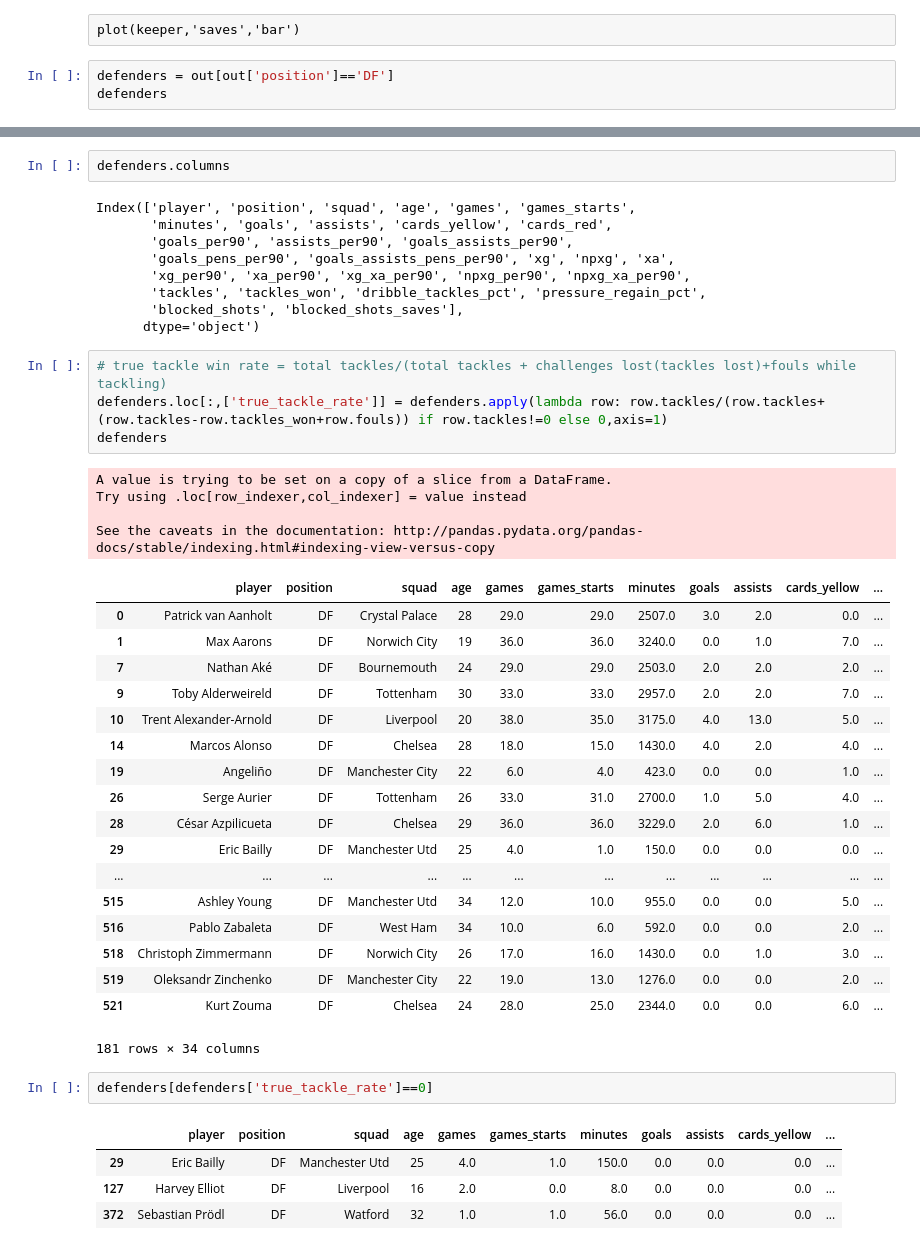
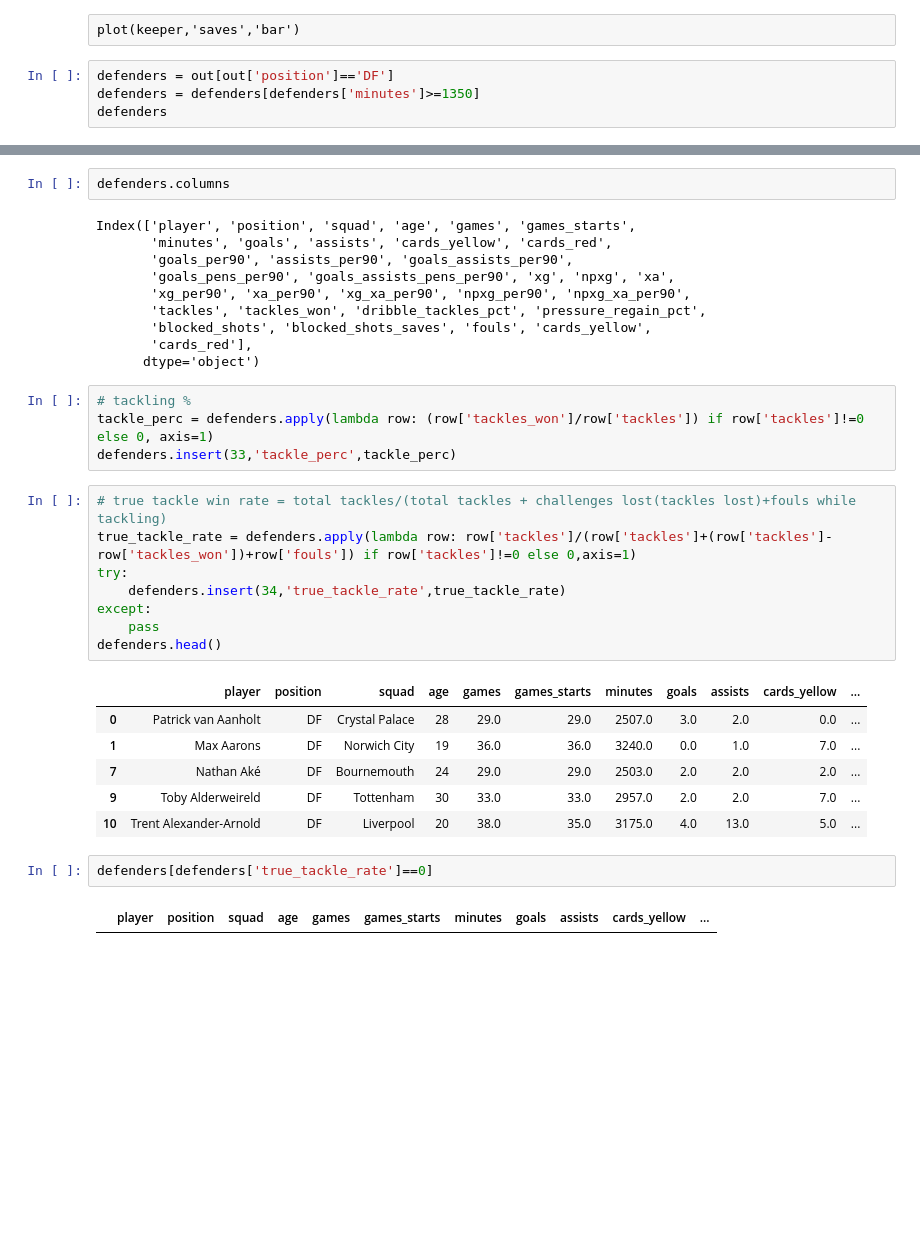
Before and after one commit to sidthakur08/fpl_explore, a Jupyter notebook: explore.ipynb, the cells around one changed output, grey strips where cells are left out. Cells and saved outputs as stored; diff of their text form; blank space fills up the shorter version.

```diff
--- a/explore.ipynb
+++ b/explore.ipynb
@@ -157,6 +260,7 @@ plot(keeper,'shots_on_target_against','bar')
 plot(keeper,'saves','bar')
 # %%
 defenders = out[out['position']=='DF']
+defenders = defenders[defenders['minutes']>=1350]
 defenders
 # %% [output]
 |  | player | position | squad | age | games | games_starts | minutes | goals | assists | cards_yellow | ... |
@@ -186,39 +290,29 @@ Index(['player', 'position', 'squad', 'age', 'games', 'games_starts',
        'goals_pens_per90', 'goals_assists_pens_per90', 'xg', 'npxg', 'xa',
        'xg_per90', 'xa_per90', 'xg_xa_per90', 'npxg_per90', 'npxg_xa_per90',
        'tackles', 'tackles_won', 'dribble_tackles_pct', 'pressure_regain_pct',
-       'blocked_shots', 'blocked_shots_saves'],
+       'blocked_shots', 'blocked_shots_saves', 'fouls', 'cards_yellow',
+       'cards_red'],
       dtype='object')
+# %%
+# tackling %
+tackle_perc = defenders.apply(lambda row: (row['tackles_won']/row['tackles']) if row['tackles']!=0 else 0, axis=1)
+defenders.insert(33,'tackle_perc',tackle_perc)
 # %%
 # true tackle win rate = total tackles/(total tackles + challenges lost(tackles lost)+fouls while tackling)
-defenders.loc[:,['true_tackle_rate']] = defenders.apply(lambda row: row.tackles/(row.tackles+(row.tackles-row.tackles_won+row.fouls)) if row.tackles!=0 else 0,axis=1)
-defenders
+true_tackle_rate = defenders.apply(lambda row: row['tackles']/(row['tackles']+(row['tackles']-row['tackles_won'])+row['fouls']) if row['tackles']!=0 else 0,axis=1)
+try:
+    defenders.insert(34,'true_tackle_rate',true_tackle_rate)
+except:
+    pass
+defenders.head()
 # %% [output]
-A value is trying to be set on a copy of a slice from a DataFrame.
-Try using .loc[row_indexer,col_indexer] = value instead
-
-See the caveats in the documentation: http://pandas.pydata.org/pandas-docs/stable/indexing.html#indexing-view-versus-copy
 |  | player | position | squad | age | games | games_starts | minutes | goals | assists | cards_yellow | ... |
 | 0 | Patrick van Aanholt | DF | Crystal Palace | 28 | 29.0 | 29.0 | 2507.0 | 3.0 | 2.0 | 0.0 | ... |
 | 1 | Max Aarons | DF | Norwich City | 19 | 36.0 | 36.0 | 3240.0 | 0.0 | 1.0 | 7.0 | ... |
 | 7 | Nathan Aké | DF | Bournemouth | 24 | 29.0 | 29.0 | 2503.0 | 2.0 | 2.0 | 2.0 | ... |
 | 9 | Toby Alderweireld | DF | Tottenham | 30 | 33.0 | 33.0 | 2957.0 | 2.0 | 2.0 | 7.0 | ... |
 | 10 | Trent Alexander-Arnold | DF | Liverpool | 20 | 38.0 | 35.0 | 3175.0 | 4.0 | 13.0 | 5.0 | ... |
-| 14 | Marcos Alonso | DF | Chelsea | 28 | 18.0 | 15.0 | 1430.0 | 4.0 | 2.0 | 4.0 | ... |
-| 19 | Angeliño | DF | Manchester City | 22 | 6.0 | 4.0 | 423.0 | 0.0 | 0.0 | 1.0 | ... |
-| 26 | Serge Aurier | DF | Tottenham | 26 | 33.0 | 31.0 | 2700.0 | 1.0 | 5.0 | 4.0 | ... |
-| 28 | César Azpilicueta | DF | Chelsea | 29 | 36.0 | 36.0 | 3229.0 | 2.0 | 6.0 | 1.0 | ... |
-| 29 | Eric Bailly | DF | Manchester Utd | 25 | 4.0 | 1.0 | 150.0 | 0.0 | 0.0 | 0.0 | ... |
-| ... | ... | ... | ... | ... | ... | ... | ... | ... | ... | ... | ... |
-| 515 | Ashley Young | DF | Manchester Utd | 34 | 12.0 | 10.0 | 955.0 | 0.0 | 0.0 | 5.0 | ... |
-| 516 | Pablo Zabaleta | DF | West Ham | 34 | 10.0 | 6.0 | 592.0 | 0.0 | 0.0 | 2.0 | ... |
-| 518 | Christoph Zimmermann | DF | Norwich City | 26 | 17.0 | 16.0 | 1430.0 | 0.0 | 1.0 | 3.0 | ... |
-| 519 | Oleksandr Zinchenko | DF | Manchester City | 22 | 19.0 | 13.0 | 1276.0 | 0.0 | 0.0 | 2.0 | ... |
-| 521 | Kurt Zouma | DF | Chelsea | 24 | 28.0 | 25.0 | 2344.0 | 0.0 | 0.0 | 6.0 | ... |
-181 rows × 34 columns
 # %%
 defenders[defenders['true_tackle_rate']==0]
 # %% [output]
 |  | player | position | squad | age | games | games_starts | minutes | goals | assists | cards_yellow | ... |
-| 29 | Eric Bailly | DF | Manchester Utd | 25 | 4.0 | 1.0 | 150.0 | 0.0 | 0.0 | 0.0 | ... |
-| 127 | Harvey Elliot | DF | Liverpool | 16 | 2.0 | 0.0 | 8.0 | 0.0 | 0.0 | 0.0 | ... |
-| 372 | Sebastian Prödl | DF | Watford | 32 | 1.0 | 1.0 | 56.0 | 0.0 | 0.0 | 0.0 | ... |
```
Also changed, not shown: parts of 32 cells of this notebook, 4 other files.
